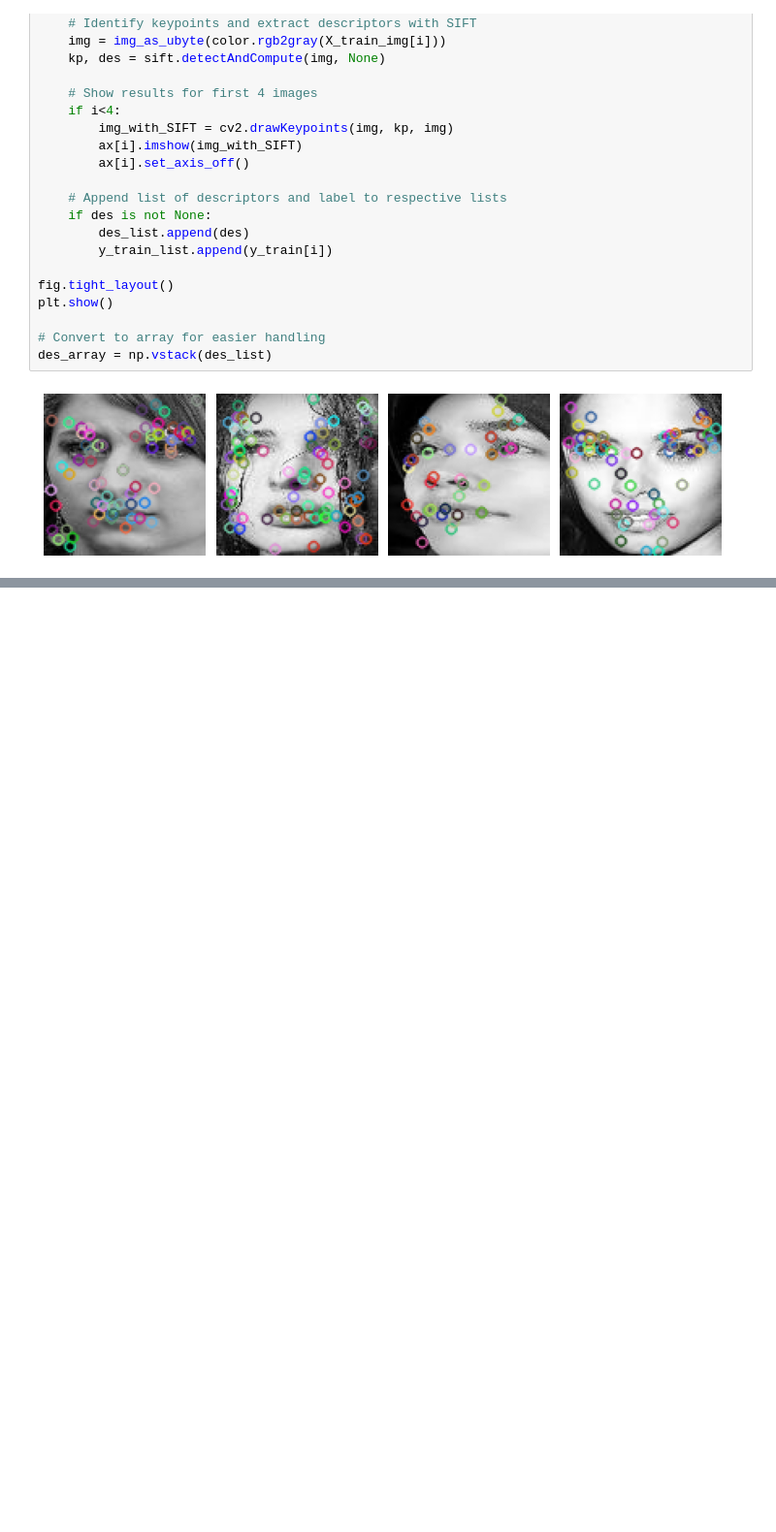
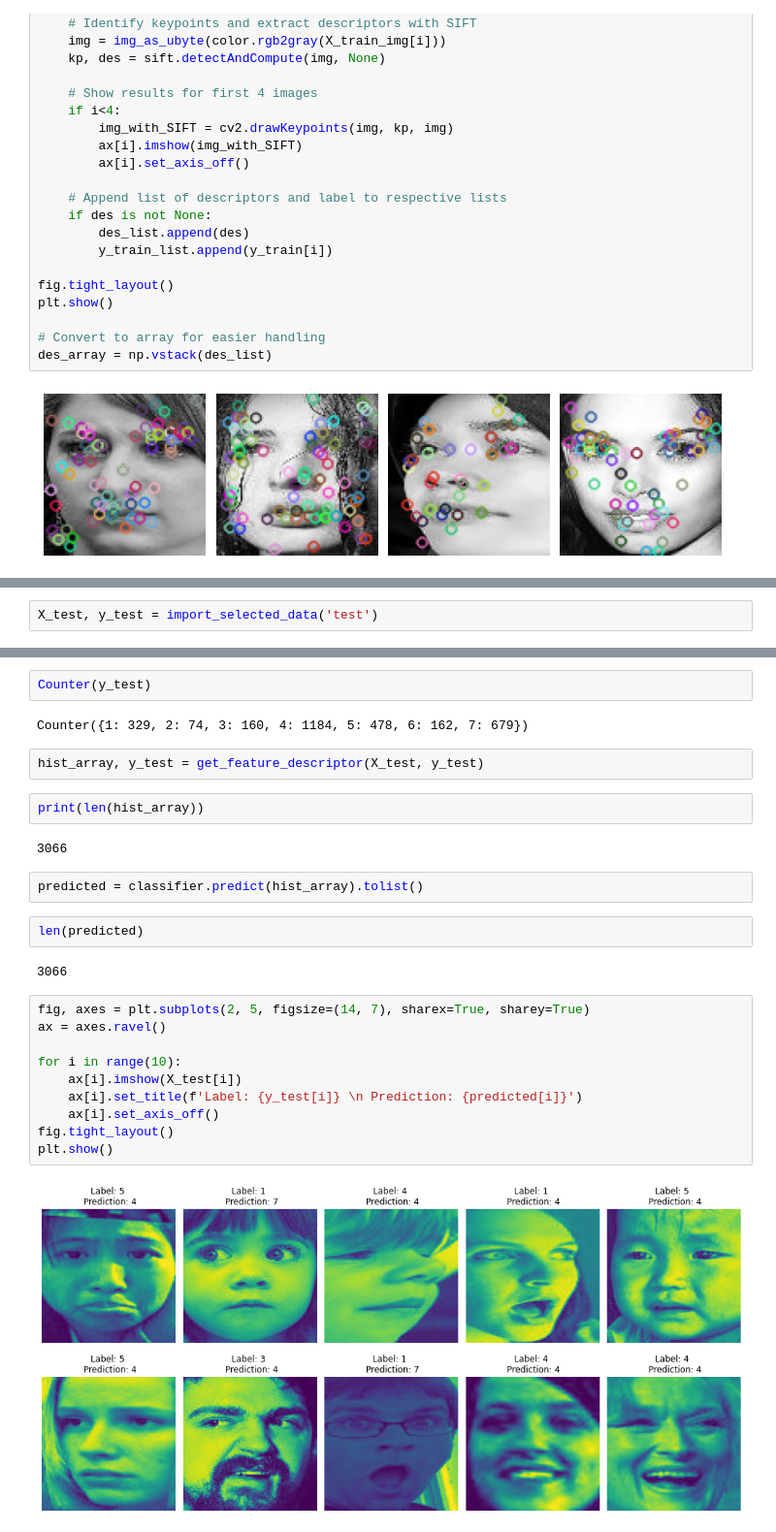
Before and after one commit to sonia1313/Face-Emotion-Recognition-Project, a Jupyter notebook: train_function.ipynb, the cells around one changed output, grey strips where cells are left out. Shown at 97% size. Cells and saved outputs as stored; diff of their text form; blank space fills up the shorter version.

```diff
--- a/train_function.ipynb
+++ b/train_function.ipynb
@@ -155,0 +219,2 @@ des_array = np.vstack(des_list)
+# %%
+X_test, y_test = import_selected_data('test')
@@ -155,0 +229,28 @@ des_array = np.vstack(des_list)
+# %%
+Counter(y_test)
+# %% [output]
+Counter({1: 329, 2: 74, 3: 160, 4: 1184, 5: 478, 6: 162, 7: 679})
+# %%
+hist_array, y_test = get_feature_descriptor(X_test, y_test)
+# %%
+print(len(hist_array))
+# %% [output]
+3066
+# %%
+predicted = classifier.predict(hist_array).tolist()
+# %%
+len(predicted)
+# %% [output]
+3066
+# %%
+fig, axes = plt.subplots(2, 5, figsize=(14, 7), sharex=True, sharey=True)
+ax = axes.ravel()
+
+for i in range(10):
+    ax[i].imshow(X_test[i])
+    ax[i].set_title(f'Label: {y_test[i]} \n Prediction: {predicted[i]}')
+    ax[i].set_axis_off()
+fig.tight_layout()
+plt.show()
+# %% [output]
+[figure, added]
```
Also changed, not shown: parts of 10 cells of this notebook.
